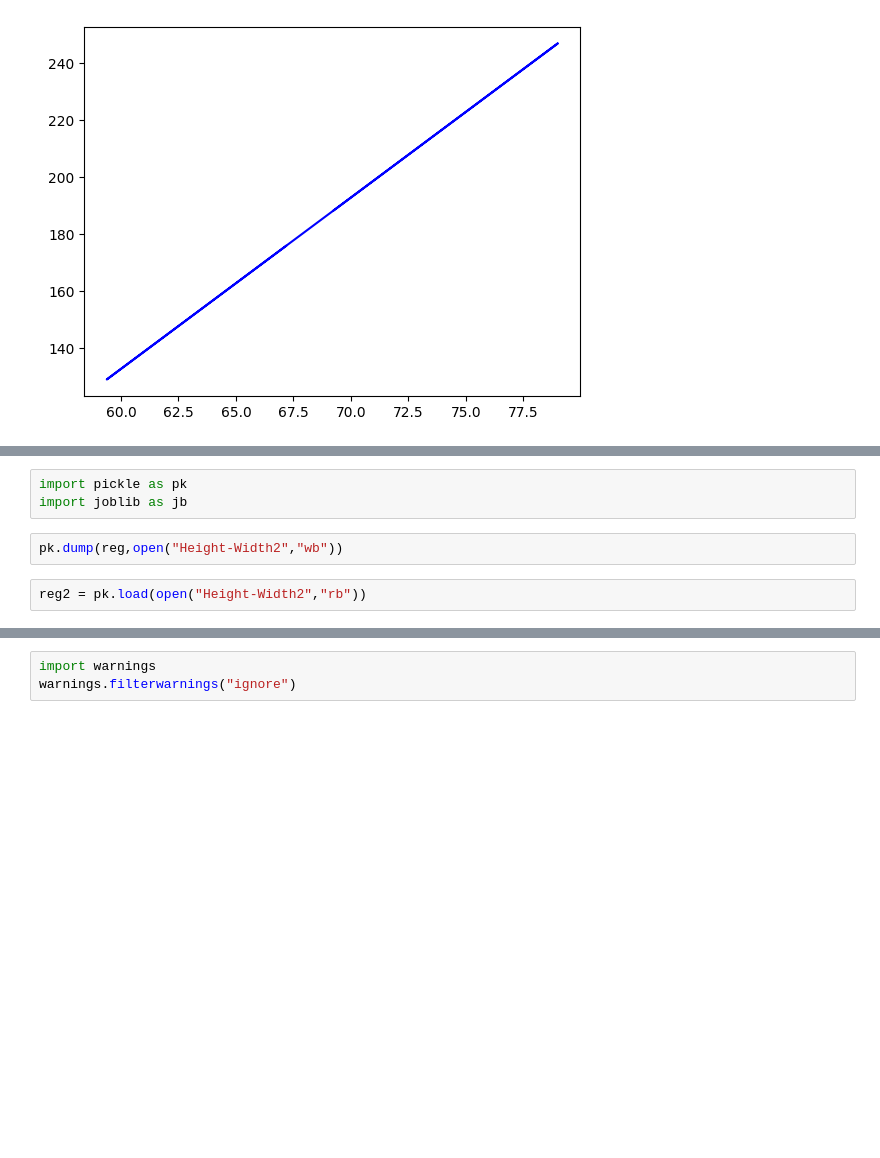
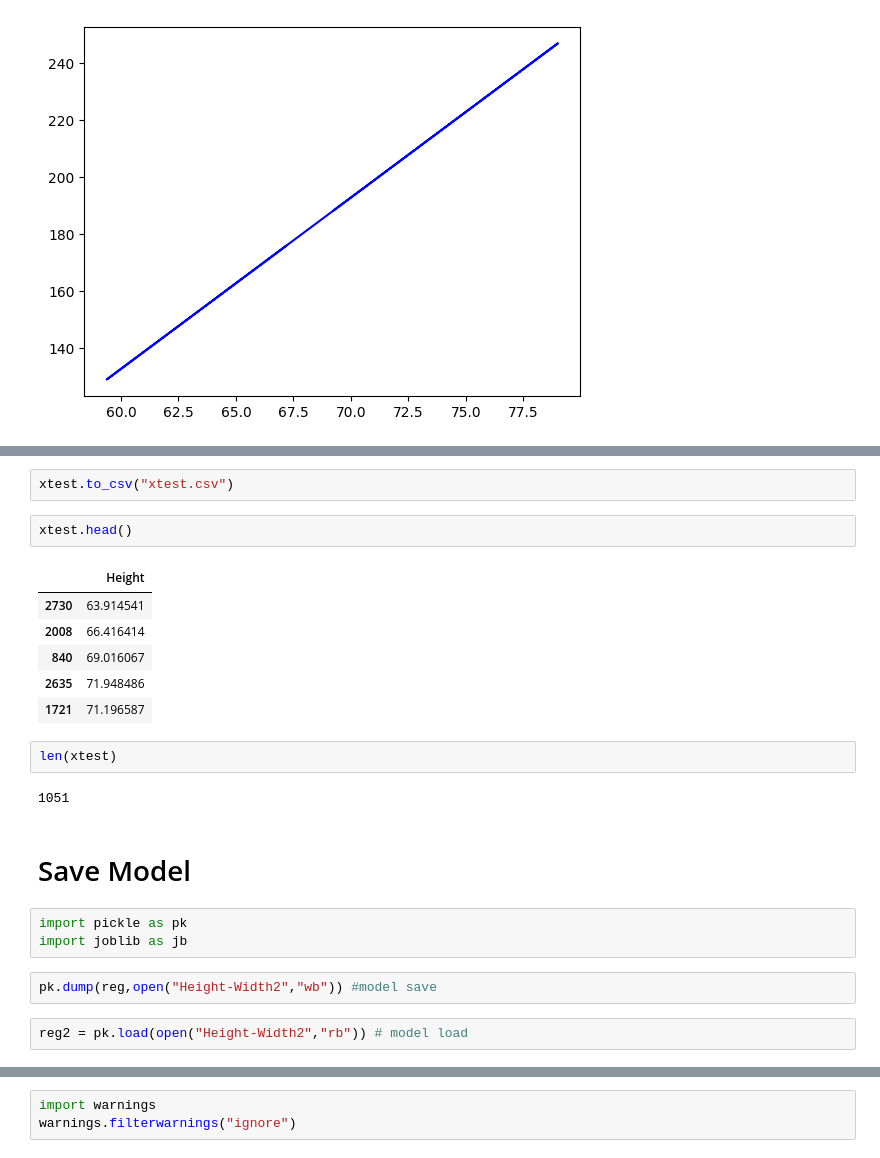
Before and after one commit to rabeya-ferdousi/ML, a Jupyter notebook: Assignment 1/Assignment 1.ipynb, the cells around one changed output, grey strips where cells are left out. Drawn from its saved outputs; the diff is of its cells as text; blank space fills up the shorter version.

```diff
--- a/Assignment 1/Assignment 1.ipynb
+++ b/Assignment 1/Assignment 1.ipynb
@@ -73,7 +102,24 @@ plt.plot(xtrain,reg.predict(xtrain),color="blue")
+# %%
+xtest.to_csv("xtest.csv")
+# %%
+xtest.head()
+# %% [output]
+|  | Height |
+| 2730 | 63.914541 |
+| 2008 | 66.416414 |
+| 840 | 69.016067 |
+| 2635 | 71.948486 |
+| 1721 | 71.196587 |
+# %%
+len(xtest)
+# %% [output]
+1051
+# %% [markdown]
+# Save Model
 # %%
 import pickle as pk
 import joblib as jb
 # %%
-pk.dump(reg,open("Height-Width2","wb"))
+pk.dump(reg,open("Height-Width2","wb")) #model save
 # %%
-reg2 = pk.load(open("Height-Width2","rb"))
+reg2 = pk.load(open("Height-Width2","rb")) # model load
```
Also changed, not shown: parts of 7 cells of this notebook, 2 other files.
